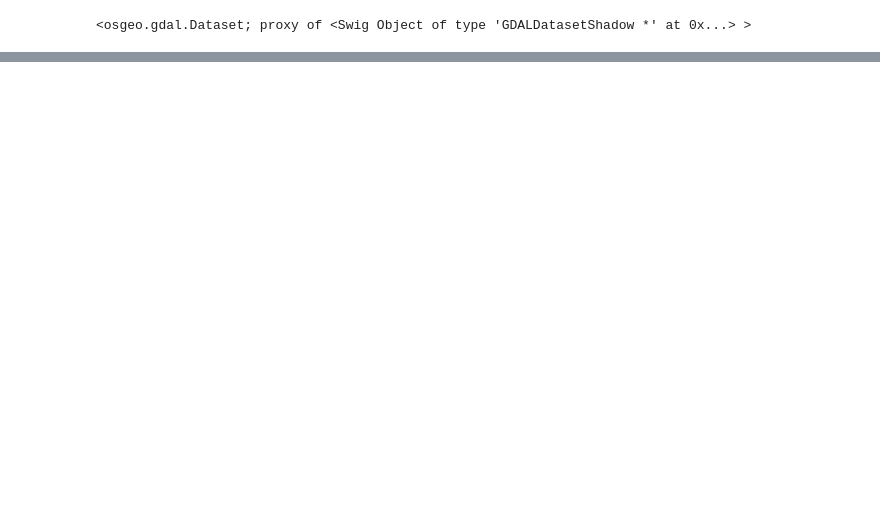
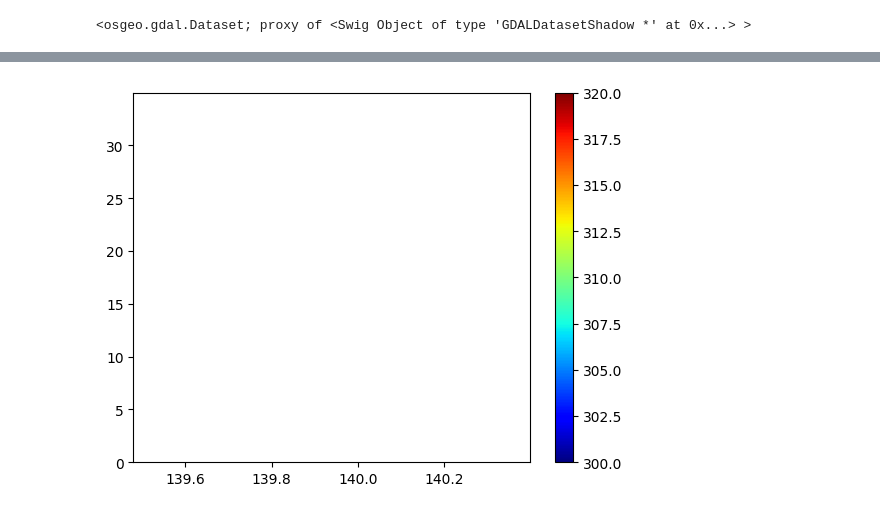
Before and after one commit to KentaKudo/gcom-practice, a Jupyter notebook: src/playground.ipynb, the cells around one changed output, grey strips where cells are left out. Cells and saved outputs as stored; diff of their text form; code cells hidden in the pictures; blank space fills up the shorter version.

```diff
--- a/src/playground.ipynb
+++ b/src/playground.ipynb
@@ -91,0 +158,36 @@ gdal.Translate(
+# %%
+# ■ 関心領域 投影前緯度経度
+LatRef = np.linspace(40, 30, 4800)
+LonRef = np.linspace(110, 120, 4800)
+LLroi = {}
+LLroi['Lat'] = np.outer(LatRef, np.ones(4800))
+LLroi['Lon'] = 1 / np.cos(np.outer(LatRef, np.pi / 180)) * LonRef
+
+# ■ データの抽出
+ROI = {}
+ROI['Lat'] = [35.33, 35.81]
+ROI['Lon'] = [139.53, 140.35]
+IDX = np.where((LLroi['Lat'] >= ROI['Lat'][0] - 0.05) &
+               (LLroi['Lat'] <= ROI['Lat'][1] + 0.05) &
+               (LLroi['Lon'] >= ROI['Lon'][0] - 0.05) &
+               (LLroi['Lon'] <= ROI['Lon'][1] + 0.05))
+
+# ■ 出力グリッド
+DDeg = 10 / 4800
+Latg = np.arange(max(LLroi['Lat'][IDX]))[::-1] - DDeg
+Long = np.arange(min(LLroi['Lon'][IDX]), max(LLroi['Lon'][IDX]), DDeg)
+LLg_Lat, LLg_Lon = np.meshgrid(Latg, Long)
+
+# ■ 離散データを投影
+from scipy.interpolate import griddata
+
+points = np.column_stack((LLroi['Lat'][IDX].flatten(), LLroi['Lon'][IDX].flatten()))
+values = Data0[IDX].flatten()
+Data2 = griddata(points, values, (LLg_Lat, LLg_Lon), method='linear')
+
+# ■ 画像表示
+plt.imshow(Data2, extent=[Long[0], Long[-1], Latg[-1], Latg[0]], vmin=300, vmax=320, aspect='auto', cmap='jet')
+plt.colorbar()
+plt.show()
+# %% [output]
+[figure, added]
```
Also changed, not shown: parts of 11 cells of this notebook, 5 other files.
